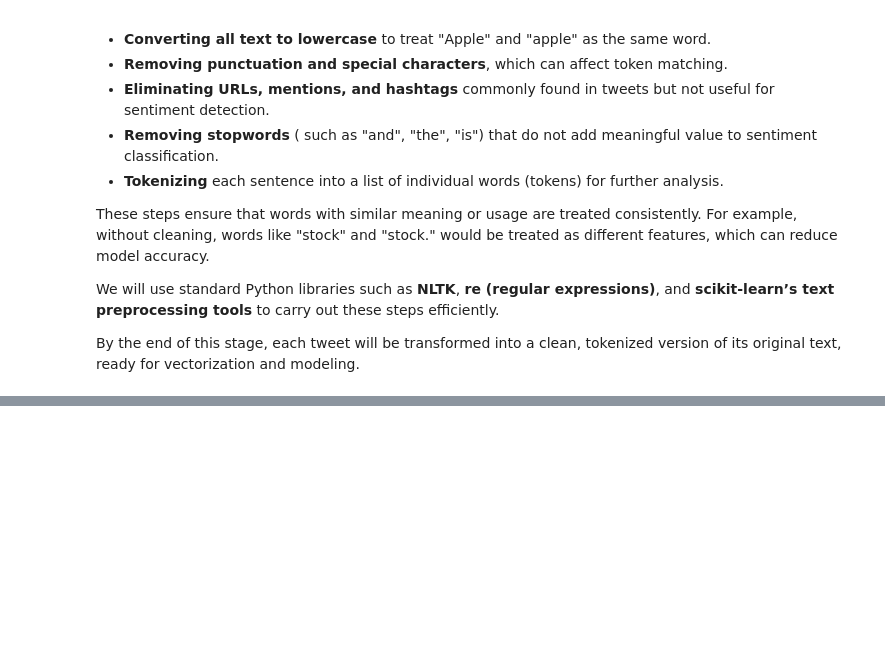
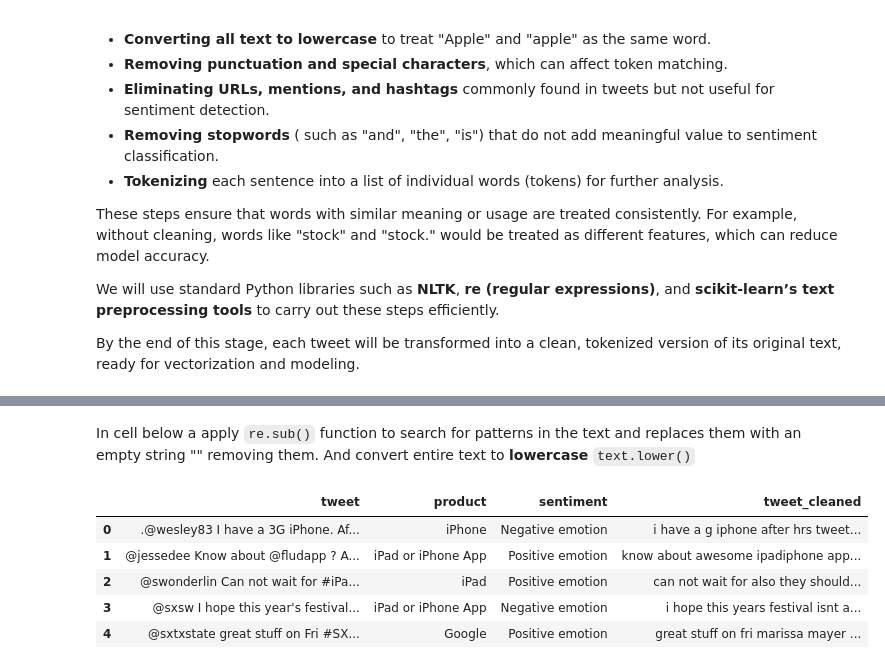
Before and after one commit to RonnyMuthomi/Group4_NLP_Project, a Jupyter notebook: ronny_cleaning.ipynb, the cells around one changed output, grey strips where cells are left out. Saved outputs shown, nothing was run; the diff lists cells and outputs as text; code cells hidden in the pictures; blank space fills up the shorter version.

```diff
--- a/ronny_cleaning.ipynb
+++ b/ronny_cleaning.ipynb
@@ -193,0 +215,2 @@ By the end of this stage, each tweet will be transformed into a clean, tokenized
+# %% [markdown]
+In cell below a apply `re.sub()` function to search for patterns in the text and replaces them with an empty string "" removing them. And convert entire text to **lowercase** `text.lower()`
@@ -193,0 +223,9 @@ By the end of this stage, each tweet will be transformed into a clean, tokenized
+# %%
+apple_df.head()
+# %% [output]
+|  | tweet | product | sentiment | tweet_cleaned |
+| 0 | .@wesley83 I have a 3G iPhone. Af... | iPhone | Negative emotion | i have a g iphone after hrs tweet... |
+| 1 | @jessedee Know about @fludapp ? A... | iPad or iPhone App | Positive emotion | know about awesome ipadiphone app... |
+| 2 | @swonderlin Can not wait for #iPa... | iPad | Positive emotion | can not wait for also they should... |
+| 3 | @sxsw I hope this year's festival... | iPad or iPhone App | Negative emotion | i hope this years festival isnt a... |
+| 4 | @sxtxstate great stuff on Fri #SX... | Google | Positive emotion | great stuff on fri marissa mayer ... |
```
Also changed, not shown: parts of 13 cells of this notebook.
